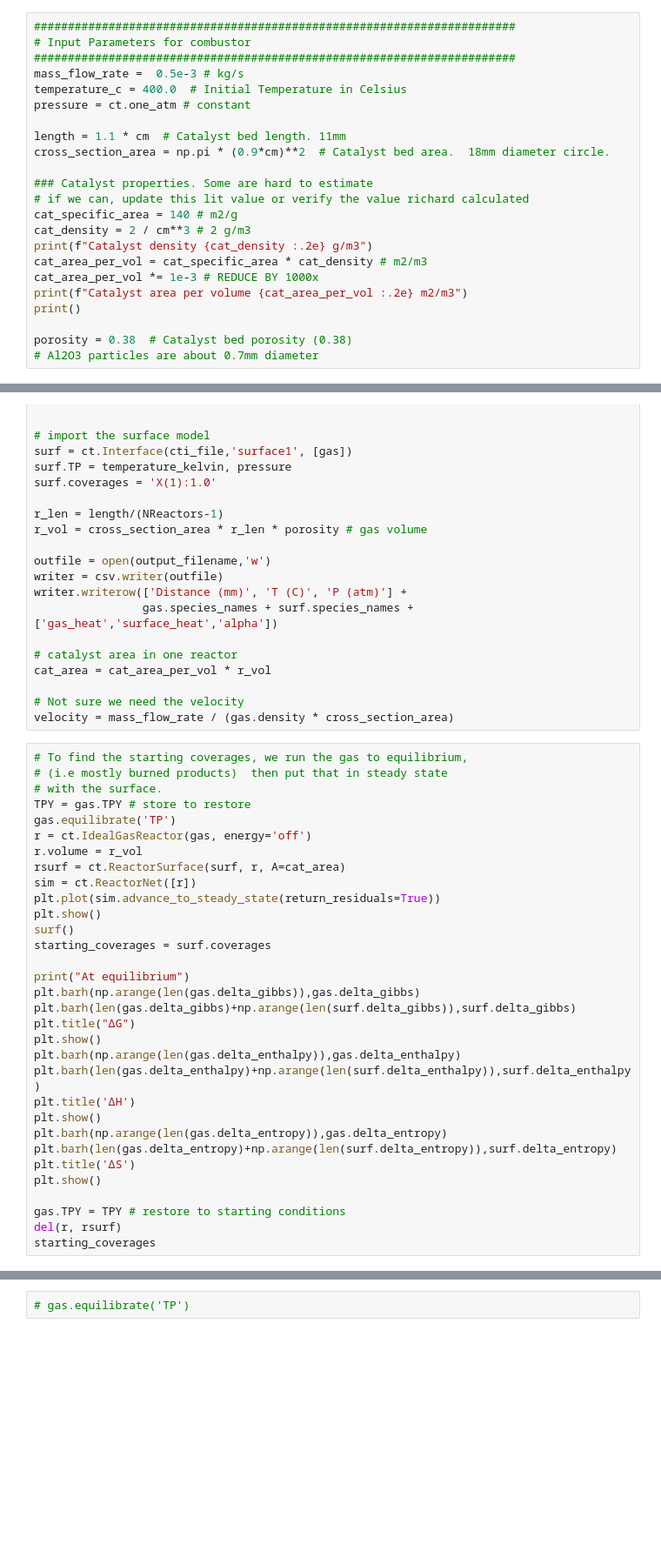
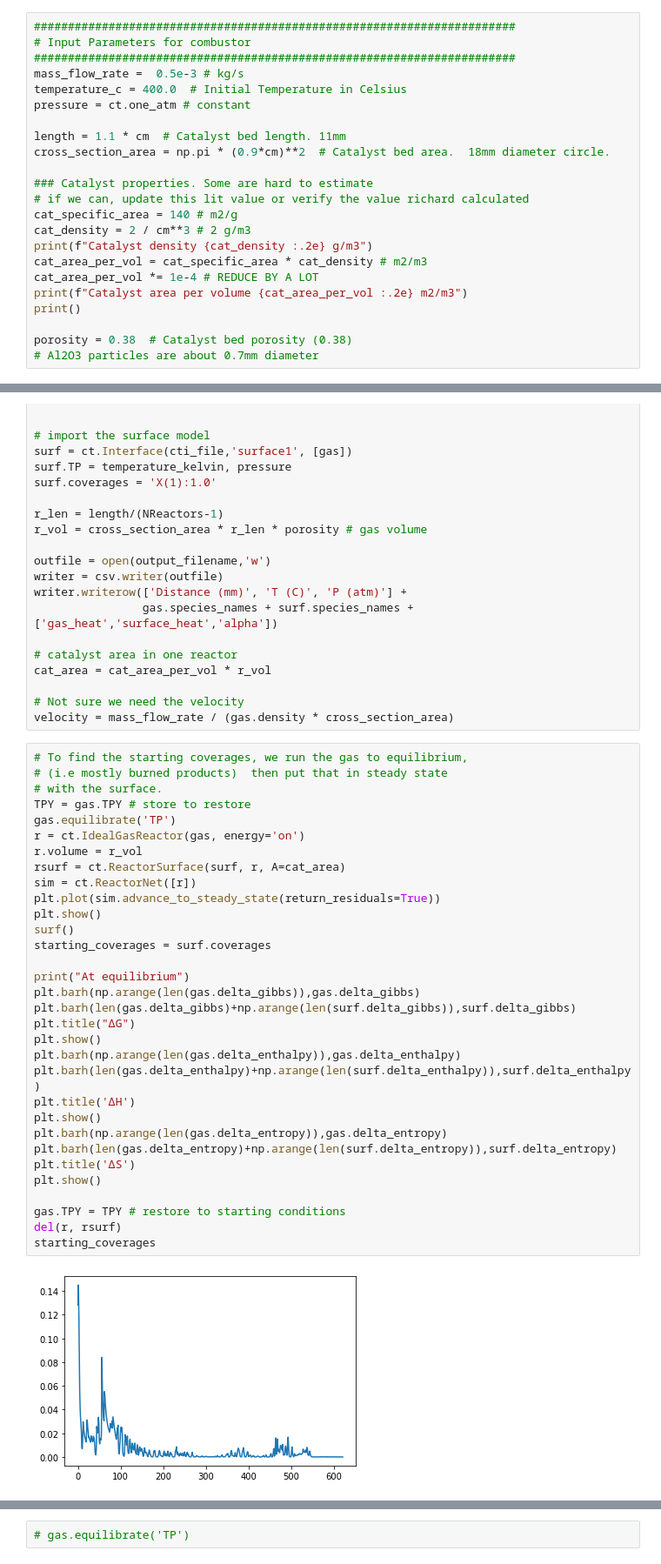
Before and after one commit to ChrisBNEU/HAN, a Jupyter notebook: CanteraModels/rocketman.ipynb, the cells around one changed output, grey strips where cells are left out. Shown at 87% size. Saved outputs shown, nothing was run; the diff lists cells and outputs as text; blank space fills up the shorter version.

```diff
--- a/CanteraModels/rocketman.ipynb
+++ b/CanteraModels/rocketman.ipynb
@@ -48,7 +73,7 @@ cat_specific_area = 140 # m2/g
 cat_density = 2 / cm**3 # 2 g/m3
 print(f"Catalyst density {cat_density :.2e} g/m3")
 cat_area_per_vol = cat_specific_area * cat_density # m2/m3
-cat_area_per_vol *= 1e-3 # REDUCE BY 1000x
+cat_area_per_vol *= 1e-4 # REDUCE BY A LOT
 print(f"Catalyst area per volume {cat_area_per_vol :.2e} m2/m3")
 print()
 
@@ -101,31 +129,33 @@ velocity = mass_flow_rate / (gas.density * cross_section_area)
 # To find the starting coverages, we run the gas to equilibrium,
 # (i.e mostly burned products)  then put that in steady state
 # with the surface.
 TPY = gas.TPY # store to restore
 gas.equilibrate('TP')
-r = ct.IdealGasReactor(gas, energy='off')
+r = ct.IdealGasReactor(gas, energy='on')
 r.volume = r_vol
 rsurf = ct.ReactorSurface(surf, r, A=cat_area)
 sim = ct.ReactorNet([r])
 plt.plot(sim.advance_to_steady_state(return_residuals=True))
 plt.show()
 surf()
 starting_coverages = surf.coverages
 
 print("At equilibrium")
 plt.barh(np.arange(len(gas.delta_gibbs)),gas.delta_gibbs)
 plt.barh(len(gas.delta_gibbs)+np.arange(len(surf.delta_gibbs)),surf.delta_gibbs)
 plt.title("∆G")
 plt.show()
 plt.barh(np.arange(len(gas.delta_enthalpy)),gas.delta_enthalpy)
 plt.barh(len(gas.delta_enthalpy)+np.arange(len(surf.delta_enthalpy)),surf.delta_enthalpy)
 plt.title('∆H')
 plt.show()
 plt.barh(np.arange(len(gas.delta_entropy)),gas.delta_entropy)
 plt.barh(len(gas.delta_entropy)+np.arange(len(surf.delta_entropy)),surf.delta_entropy)
 plt.title('∆S')
 plt.show()
 
 gas.TPY = TPY # restore to starting conditions
 del(r, rsurf)
 starting_coverages
+# %% [output]
+[figure, added]
```
Also changed, not shown: parts of 44 cells of this notebook, 1 other file.
